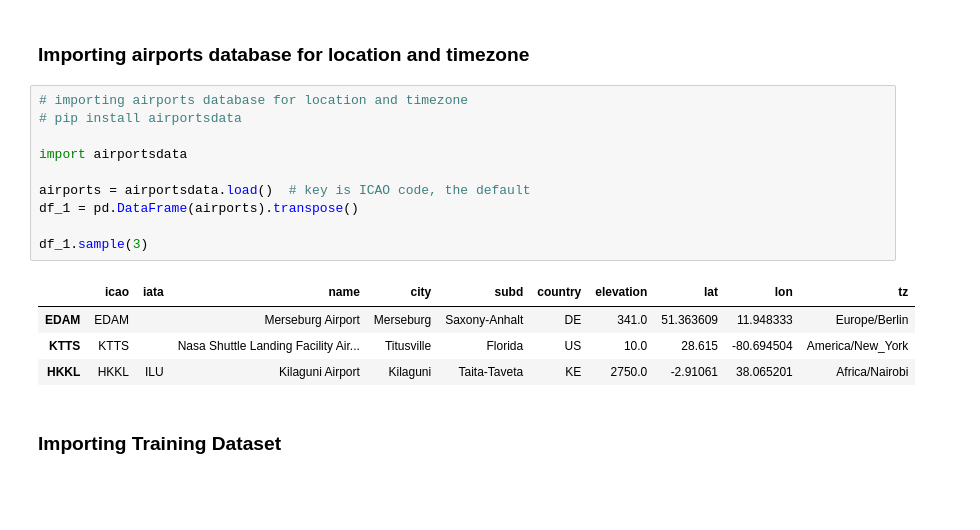
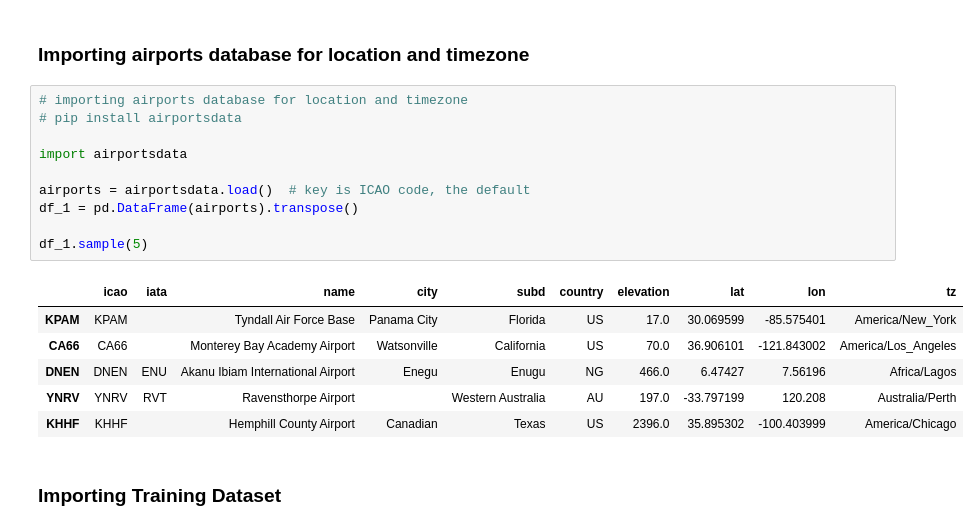
Before and after one commit to SabeehRaza-DS/flight_delay_prediction, a Jupyter notebook: 02-ML-Flight_delay_prediction.ipynb, the cells around one changed output. Saved outputs shown, nothing was run; the diff lists cells and outputs as text; blank space fills up the shorter version.

```diff
--- a/02-ML-Flight_delay_prediction.ipynb
+++ b/02-ML-Flight_delay_prediction.ipynb
@@ -60,18 +60,20 @@ RSEED =10
 # %%
 # importing airports database for location and timezone
 # pip install airportsdata
 
 import airportsdata
 
 airports = airportsdata.load()  # key is ICAO code, the default
 df_1 = pd.DataFrame(airports).transpose()
 
-df_1.sample(3)
+df_1.sample(5)
 # %% [output]
 |  | icao | iata | name | city | subd | country | elevation | lat | lon | tz |
-| EDAM | EDAM |  | Merseburg Airport | Merseburg | Saxony-Anhalt | DE | 341.0 | 51.363609 | 11.948333 | Europe/Berlin |
-| KTTS | KTTS |  | Nasa Shuttle Landing Facility Air... | Titusville | Florida | US | 10.0 | 28.615 | -80.694504 | America/New_York |
-| HKKL | HKKL | ILU | Kilaguni Airport | Kilaguni | Taita-Taveta | KE | 2750.0 | -2.91061 | 38.065201 | Africa/Nairobi |
+| KPAM | KPAM |  | Tyndall Air Force Base | Panama City | Florida | US | 17.0 | 30.069599 | -85.575401 | America/New_York |
+| CA66 | CA66 |  | Monterey Bay Academy Airport | Watsonville | California | US | 70.0 | 36.906101 | -121.843002 | America/Los_Angeles |
+| DNEN | DNEN | ENU | Akanu Ibiam International Airport | Enegu | Enugu | NG | 466.0 | 6.47427 | 7.56196 | Africa/Lagos |
+| YNRV | YNRV | RVT | Ravensthorpe Airport |  | Western Australia | AU | 197.0 | -33.797199 | 120.208 | Australia/Perth |
+| KHHF | KHHF |  | Hemphill County Airport | Canadian | Texas | US | 2396.0 | 35.895302 | -100.403999 | America/Chicago |
 # %% [markdown]
 ### Importing Training Dataset
 # %%
```
Also changed, not shown: 1 other file.
